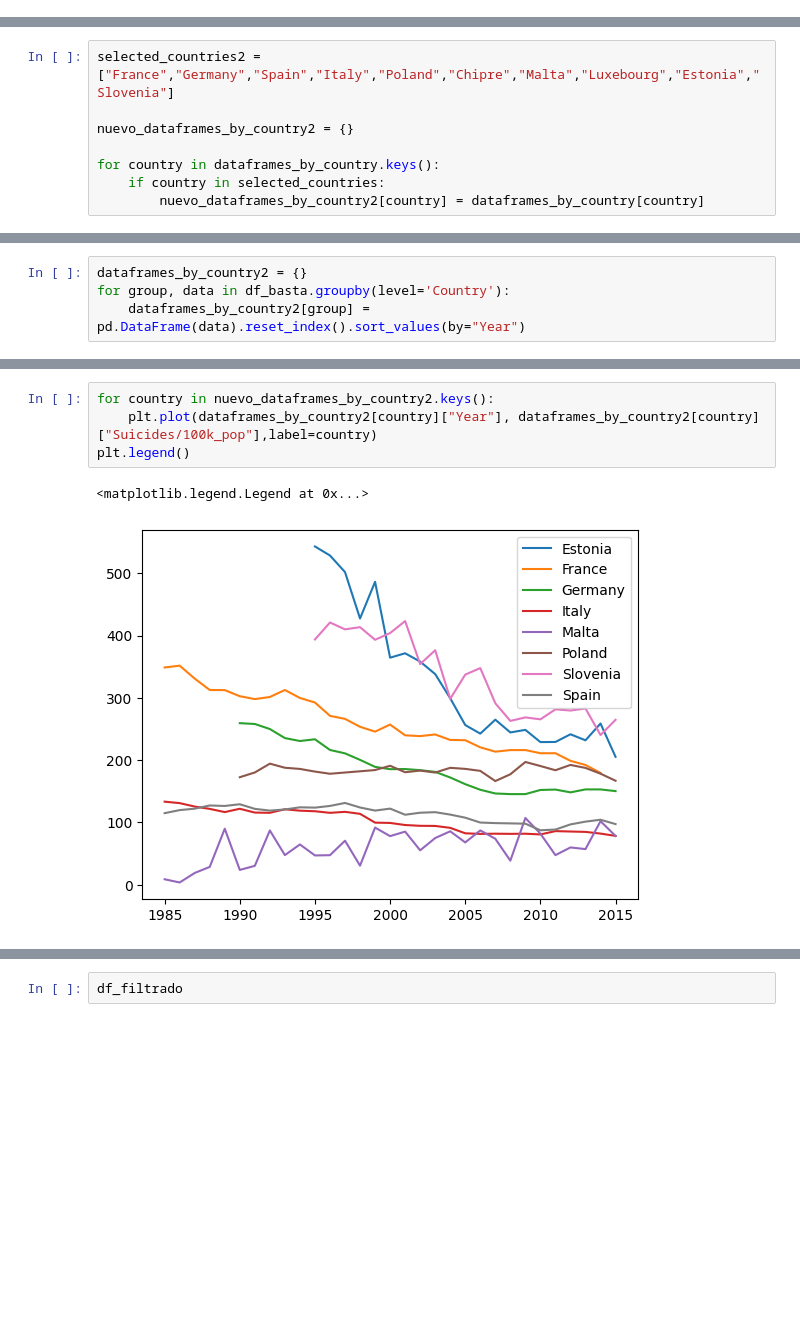
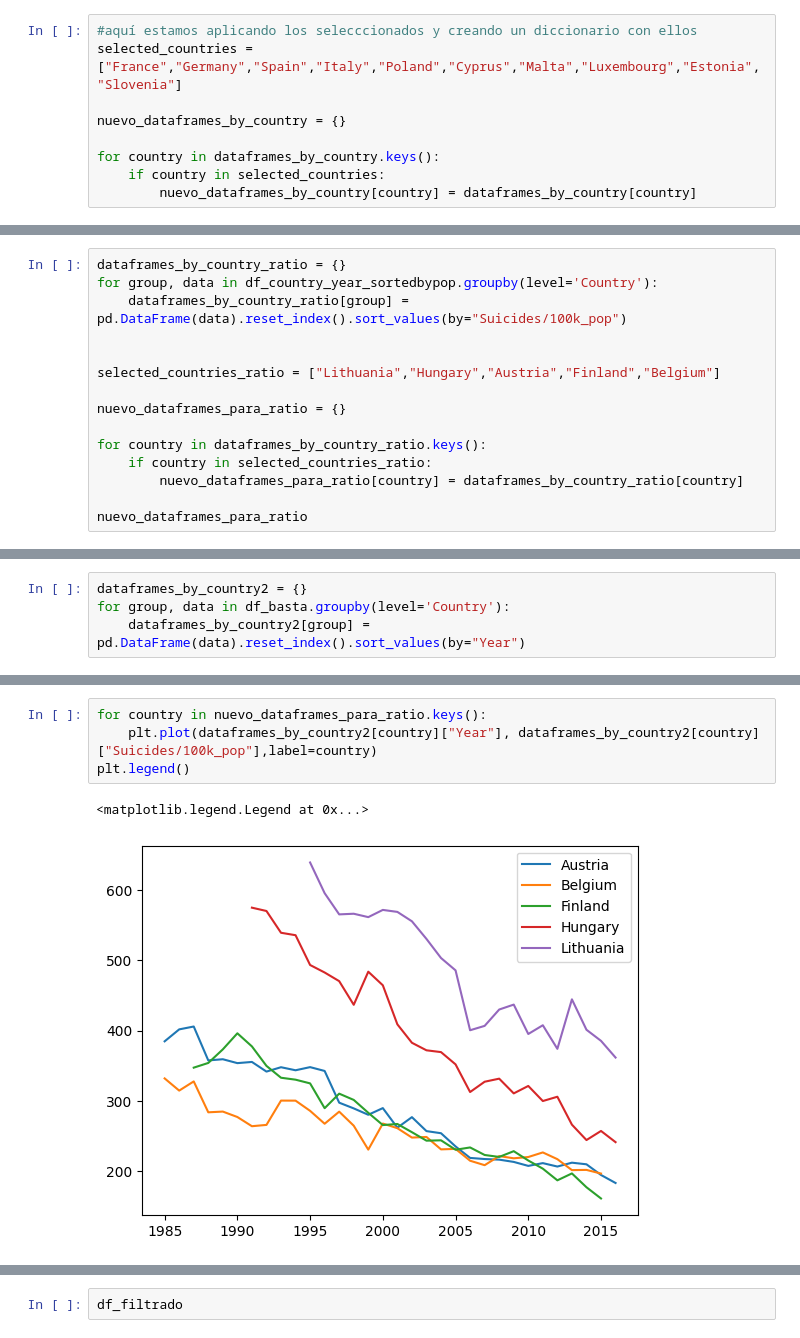
Before and after one commit to AdrianCarcelen/suicide_analysis, a Jupyter notebook: 14_08.ipynb, the cells around one changed output, grey strips where cells are left out. Drawn from its saved outputs; the diff is of its cells as text; blank space fills up the shorter version.

```diff
--- a/14_08.ipynb
+++ b/14_08.ipynb
@@ -91,0 +77,9 @@ Name: Suicides_no, Length: 774, dtype: int64
+# %%
+#aquí estamos aplicando los selecccionados y creando un diccionario con ellos
+selected_countries = ["France","Germany","Spain","Italy","Poland","Cyprus","Malta","Luxembourg","Estonia","Slovenia"]
+
+nuevo_dataframes_by_country = {}
+
+for country in dataframes_by_country.keys():
+    if country in selected_countries:
+        nuevo_dataframes_by_country[country] = dataframes_by_country[country]
@@ -91,0 +115,15 @@ Name: Suicides_no, Length: 774, dtype: int64
+# %%
+dataframes_by_country_ratio = {}
+for group, data in df_country_year_sortedbypop.groupby(level='Country'):
+    dataframes_by_country_ratio[group] = pd.DataFrame(data).reset_index().sort_values(by="Suicides/100k_pop")
+
+
+selected_countries_ratio = ["Lithuania","Hungary","Austria","Finland","Belgium"]
+
+nuevo_dataframes_para_ratio = {}
+
+for country in dataframes_by_country_ratio.keys():
+    if country in selected_countries_ratio:
+        nuevo_dataframes_para_ratio[country] = dataframes_by_country_ratio[country]
+
+nuevo_dataframes_para_ratio
@@ -175,8 +144,0 @@ esta es la tabla que tiene los valores por ratio en vez de por numeros totales.
-# %%
-selected_countries2 = ["France","Germany","Spain","Italy","Poland","Chipre","Malta","Luxebourg","Estonia","Slovenia"]
-
-nuevo_dataframes_by_country2 = {}
-
-for country in dataframes_by_country.keys():
-    if country in selected_countries:
-        nuevo_dataframes_by_country2[country] = dataframes_by_country[country]
@@ -252,7 +206,7 @@ dataframes_by_country2
 # %%
-for country in nuevo_dataframes_by_country2.keys():
+for country in nuevo_dataframes_para_ratio.keys():
     plt.plot(dataframes_by_country2[country]["Year"], dataframes_by_country2[country]["Suicides/100k_pop"],label=country)
 plt.legend()
 # %% [output]
 <matplotlib.legend.Legend at 0x...>
-[figure, old version]
+[figure, new version]
```
Also changed, not shown: parts of 30 cells of this notebook.
